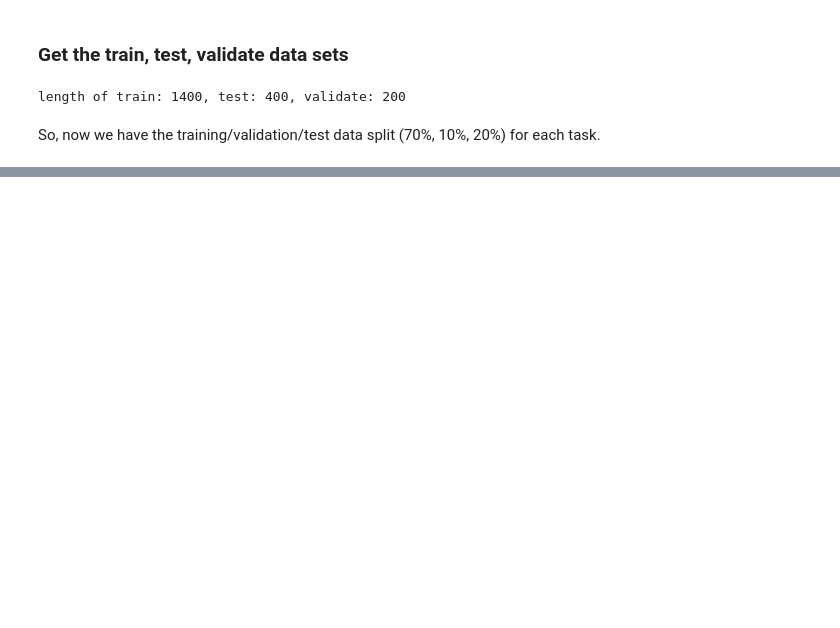
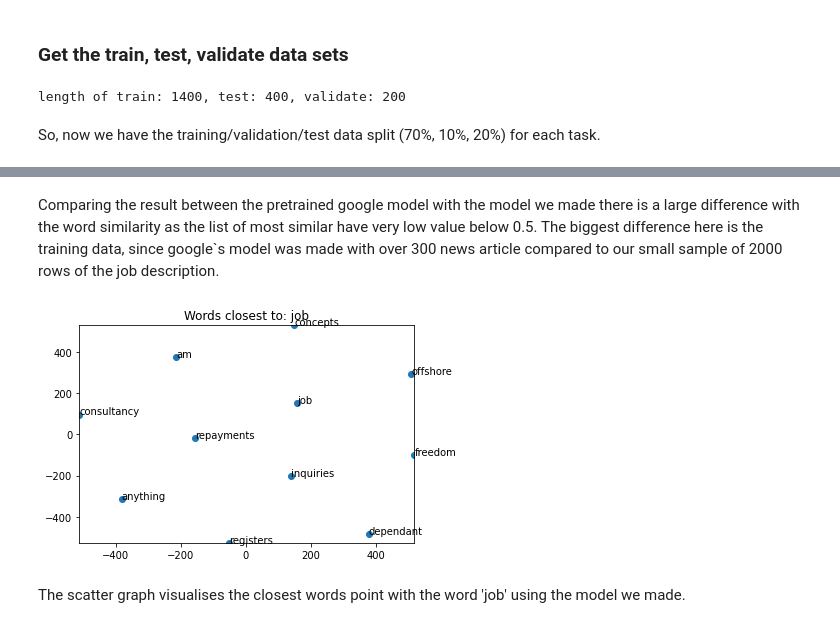
Before and after one commit to danielzhang1998/CITS4012_project2, a Jupyter notebook: project_2.ipynb, the cells around one changed output, grey strips where cells are left out. Cells and saved outputs as stored; diff of their text form; code cells hidden in the pictures; blank space fills up the shorter version.

```diff
--- a/project_2.ipynb
+++ b/project_2.ipynb
@@ -75,0 +178,4 @@ validate.to_csv('validate.csv', sep=',', index=False, header=False)
+# %%
+train_str = ' '.join(train)
+doc_tokenized = gensim.utils.simple_preprocess(str(train_str), deacc=True)
+doc_tokenized[:10]
@@ -75,0 +195,10 @@ validate.to_csv('validate.csv', sep=',', index=False, header=False)
+# %%
+cores = 16
+model = Word2Vec(min_count=3,
+                     window=2,
+                     vector_size=100,
+                     sample=6e-5,
+                     alpha=0.05,
+                     min_alpha=0.0005,
+                     negative=15,
+                     workers=cores-1)
@@ -75,0 +215,6 @@ validate.to_csv('validate.csv', sep=',', index=False, header=False)
+# %%
+t = time()
+
+model.train(doc_tokenized, total_examples=model.corpus_count, epochs=500, report_delay=1)
+
+print('Time to train the model: {} mins'.format(round((time() - t) / 60, 2)))
@@ -75,0 +251,8 @@ validate.to_csv('validate.csv', sep=',', index=False, header=False)
+# %% [markdown]
+Comparing the result between the pretrained google model with the model we made there is a large difference with the word similarity as the list of most similar have very low value below 0.5. The biggest difference here is the training data, since google`s model was made with over 300 news article compared to our small sample of 2000 rows of the job description.
+# %%
+display_closestwords_tsnescatterplot(model.wv, 'job', 100)
+# %% [output]
+[figure, added]
+# %% [markdown]
+The scatter graph visualises the closest words point with the word 'job' using the model we made.
```
Also changed, not shown: parts of 20 cells of this notebook.
